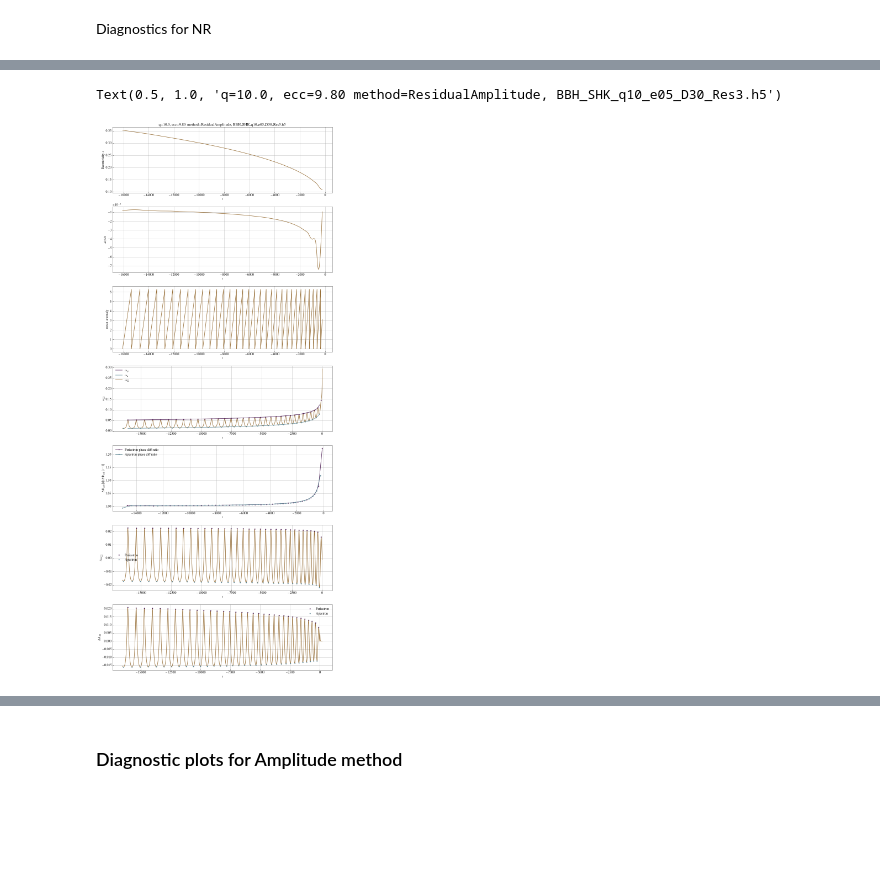
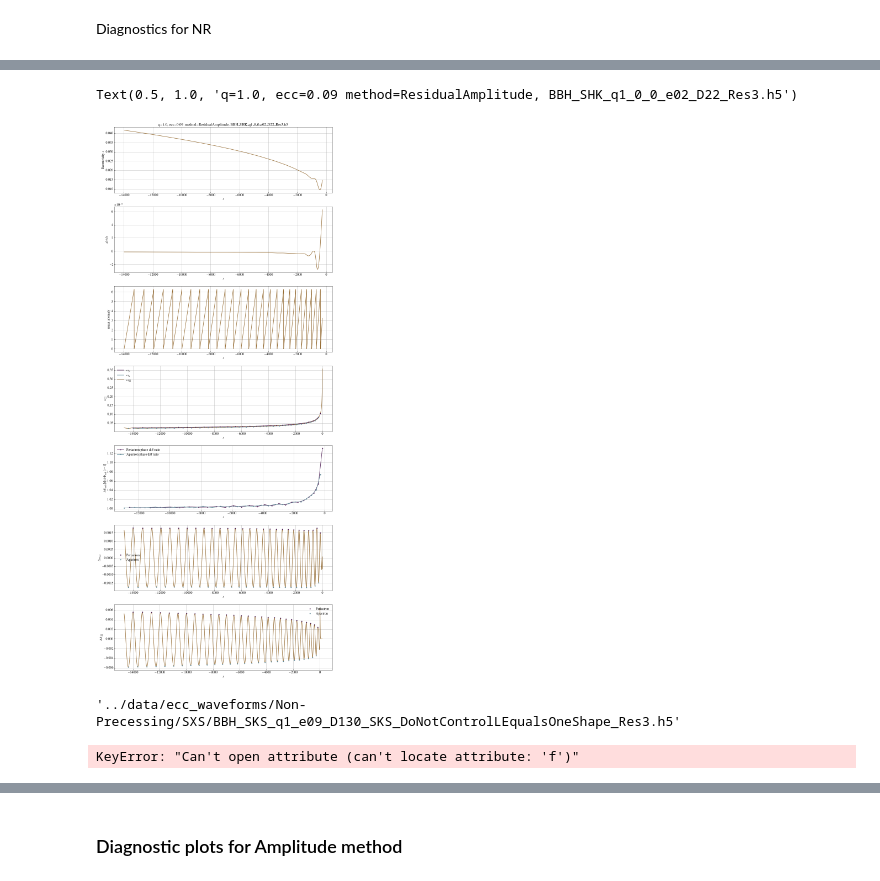
Before and after one commit to vijayvarma392/gw_eccentricity, a Jupyter notebook: notebook/diagnostics-NR.ipynb, the cells around one changed output, grey strips where cells are left out. Drawn from its saved outputs; the diff is of its cells as text; code cells hidden in the pictures; blank space fills up the shorter version.

Commit message:
loop over nr waveforms

```diff
--- a/notebook/diagnostics-NR.ipynb
+++ b/notebook/diagnostics-NR.ipynb
@@ -15,4 +15,4 @@ from measureEccentricity.load_data import load_waveform
 # %%
 import glob
 # %%
-nr_waveforms = glob.glob("../data/ecc_waveforms/Non-Precessing/SXS/BBH_S*.h5")
+sxs_nr_waveforms = glob.glob("../data/ecc_waveforms/Non-Precessing/SXS/BBH_S*.h5")
@@ -47,15 +19,18 @@ plt.plot(dataDict["t"], np.abs(dataDict["hlm"][(2, 2)]))
 # %%
 method = "ResidualAmplitude"
-waveform_path = nr_waveforms[0]
+waveform_path = sxs_nr_waveforms[15]
+kwargs = {"filepath": waveform_path,
+         "include_zero_ecc": True}
+dataDict = load_waveform("LVCNR", **kwargs)
 tref_vec = dataDict["t"]
 tref_out, ecc_vec, mean_ano_vec, eccMethod = measure_eccentricity(tref_in=tref_vec, dataDict=dataDict, method=method,
                                                                 return_ecc_method=True,
                                                                 extra_kwargs={"debug": False})
 fig, ax = eccMethod.make_diagnostic_plots()
 w = waveform_path.split("/")[-1]
 q = dataDict["params_dict"]["q"]
 ecc = dataDict["params_dict"]["ecc"]
 ax[0].set_title(f"q={q:.1f}, ecc={ecc:.2f} method={method}, {w}", fontsize=14)
 # %% [output]
-Text(0.5, 1.0, 'q=10.0, ecc=9.80 method=ResidualAmplitude, BBH_SHK_q10_e05_D30_Res3.h5')
+Text(0.5, 1.0, 'q=1.0, ecc=0.09 method=ResidualAmplitude, BBH_SHK_q1_0_0_e02_D22_Res3.h5')
-[figure, old version]
+[figure, new version]
@@ -61,0 +39,4 @@ Text(0.5, 1.0, 'q=10.0, ecc=9.80 method=ResidualAmplitude, BBH_SHK_q10_e05_D30_R
+# %%
+sxs_nr_waveforms[8]
+# %% [output]
+'../data/ecc_waveforms/Non-Precessing/SXS/BBH_SKS_q1_e09_D130_SKS_DoNotControlLEqualsOneShape_Res3.h5'
@@ -61,0 +45,4 @@ Text(0.5, 1.0, 'q=10.0, ecc=9.80 method=ResidualAmplitude, BBH_SHK_q10_e05_D30_R
+# %%
+f.attrs["f_lower_at_1MSUN"]
+# %% [output]
+KeyError: "Can't open attribute (can't locate attribute: 'f')"
```
Also changed, not shown: parts of 14 cells of this notebook.
